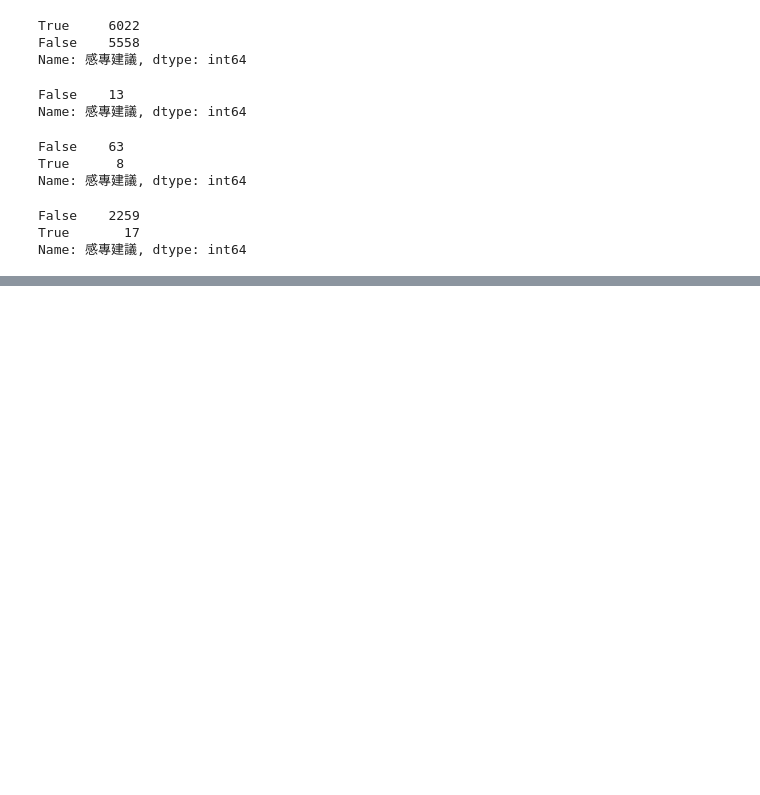
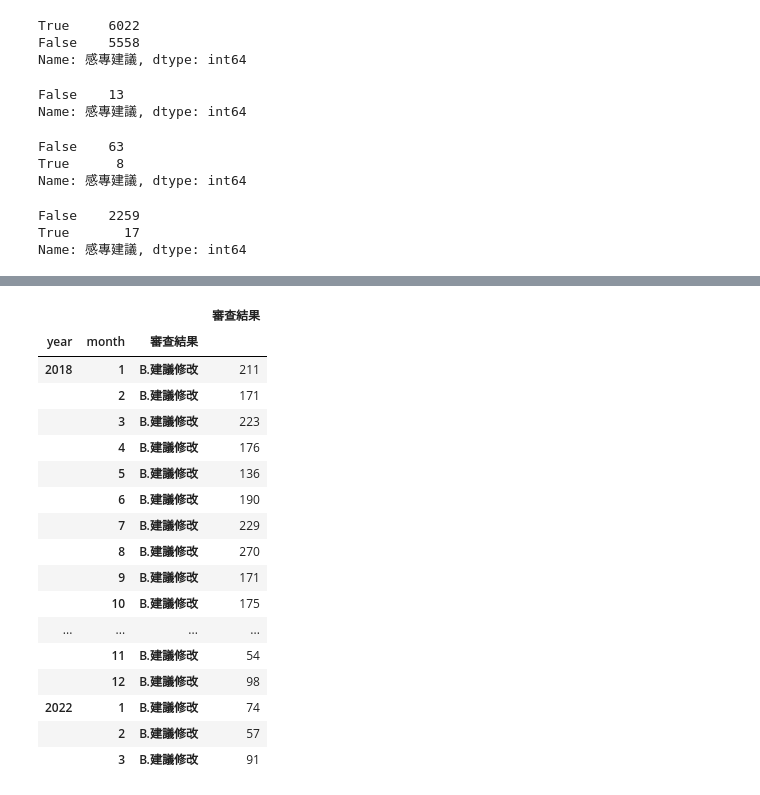
Before and after one commit to ChunWeiPeng/CMUH, a Jupyter notebook: CDSS_多莉多隻.ipynb, the cells around one changed output, grey strips where cells are left out. Cells and saved outputs as stored; diff of their text form; code cells hidden in the pictures; blank space fills up the shorter version.

```diff
--- a/CDSS_多莉多隻.ipynb
+++ b/CDSS_多莉多隻.ipynb
@@ -76,0 +156,22 @@ Name: 感專建議, dtype: int64
+# %%
+nde1 = pd.DataFrame(nde)
+nde1
+# %% [output]
+|  |  |  | 審查結果 |
+| year | month | 審查結果 |  |
+| 2018 | 1 | B.建議修改 | 211 |
+|  | 2 | B.建議修改 | 171 |
+|  | 3 | B.建議修改 | 223 |
+|  | 4 | B.建議修改 | 176 |
+|  | 5 | B.建議修改 | 136 |
+|  | 6 | B.建議修改 | 190 |
+|  | 7 | B.建議修改 | 229 |
+|  | 8 | B.建議修改 | 270 |
+|  | 9 | B.建議修改 | 171 |
+|  | 10 | B.建議修改 | 175 |
+| ... | ... | ... | ... |
+|  | 11 | B.建議修改 | 54 |
+|  | 12 | B.建議修改 | 98 |
+| 2022 | 1 | B.建議修改 | 74 |
+|  | 2 | B.建議修改 | 57 |
+|  | 3 | B.建議修改 | 91 |
```
Also changed, not shown: parts of 10 cells of this notebook, 4 other files.
